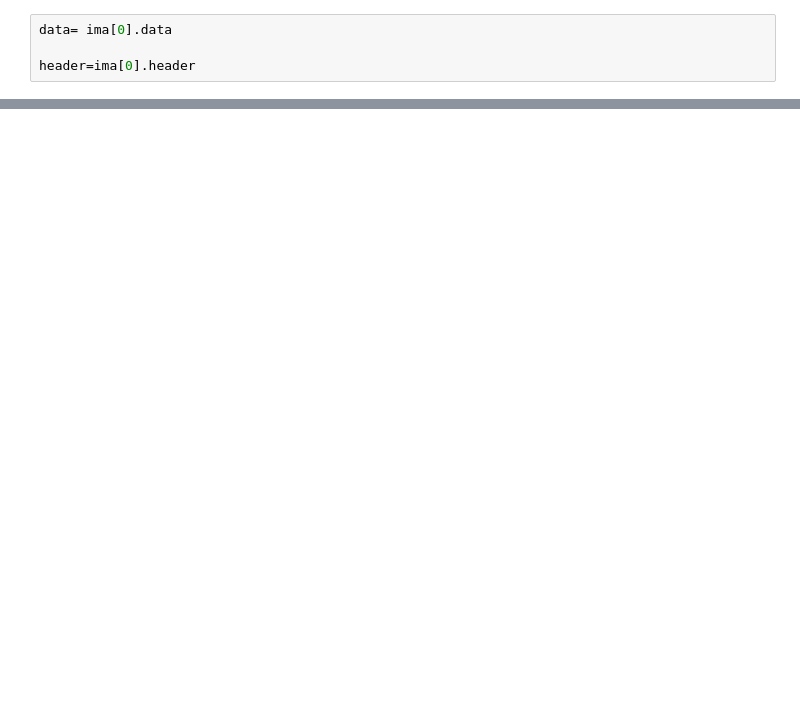
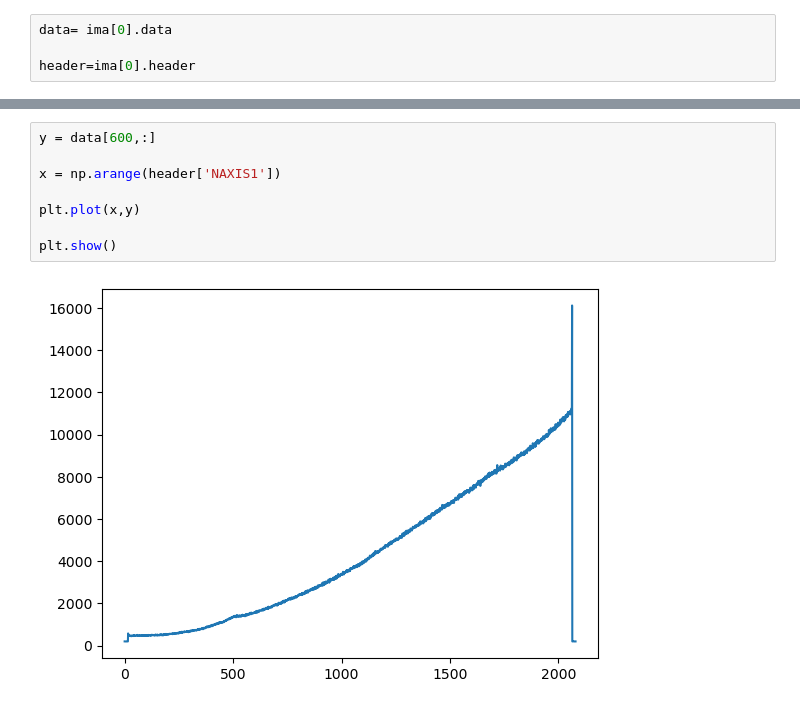
Before and after one commit to Cricap/Multiwavelength-lab, a Jupyter notebook: optical/Tutorials-20241023/FITS_example/Untitled-1.ipynb, the cells around one changed output, grey strips where cells are left out. Saved outputs shown, nothing was run; the diff lists cells and outputs as text; blank space fills up the shorter version.

```diff
--- a/optical/Tutorials-20241023/FITS_example/Untitled-1.ipynb
+++ b/optical/Tutorials-20241023/FITS_example/Untitled-1.ipynb
@@ -37,0 +39,10 @@ plt.show()
+# %%
+y = data[600,:]
+
+x = np.arange(header['NAXIS1'])
+
+plt.plot(x,y)
+
+plt.show()
+# %% [output]
+[figure, added]
```
Also changed, not shown: parts of 3 cells of this notebook.
